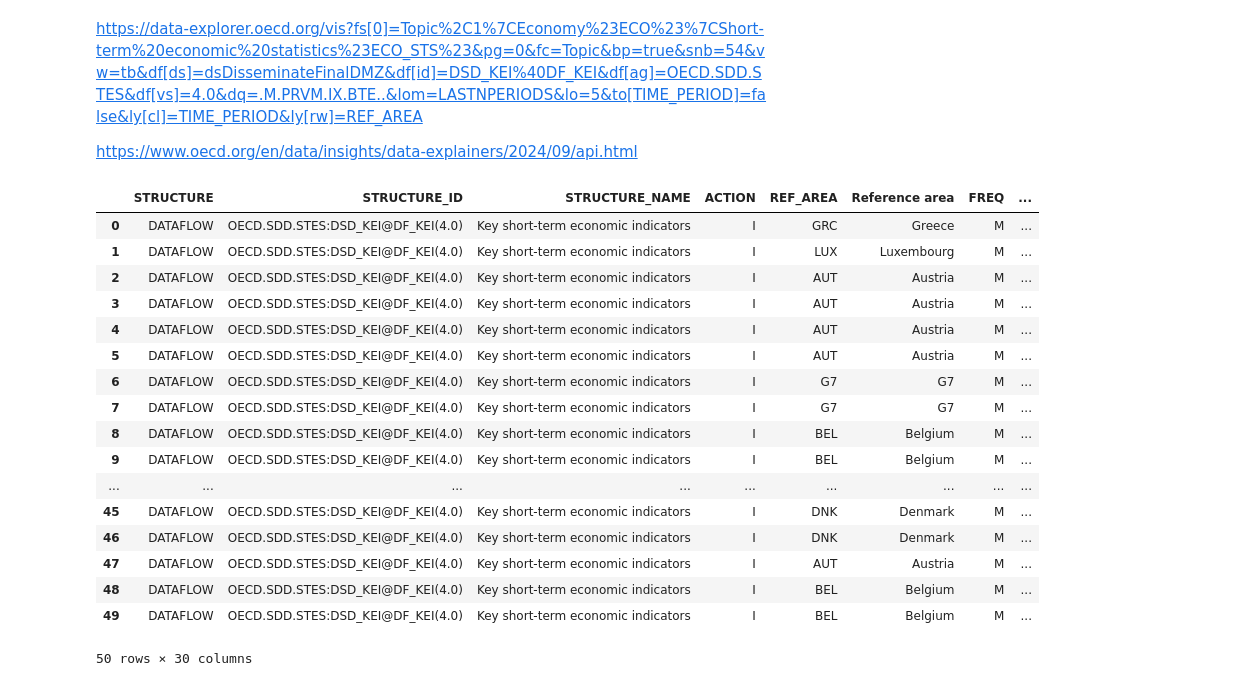
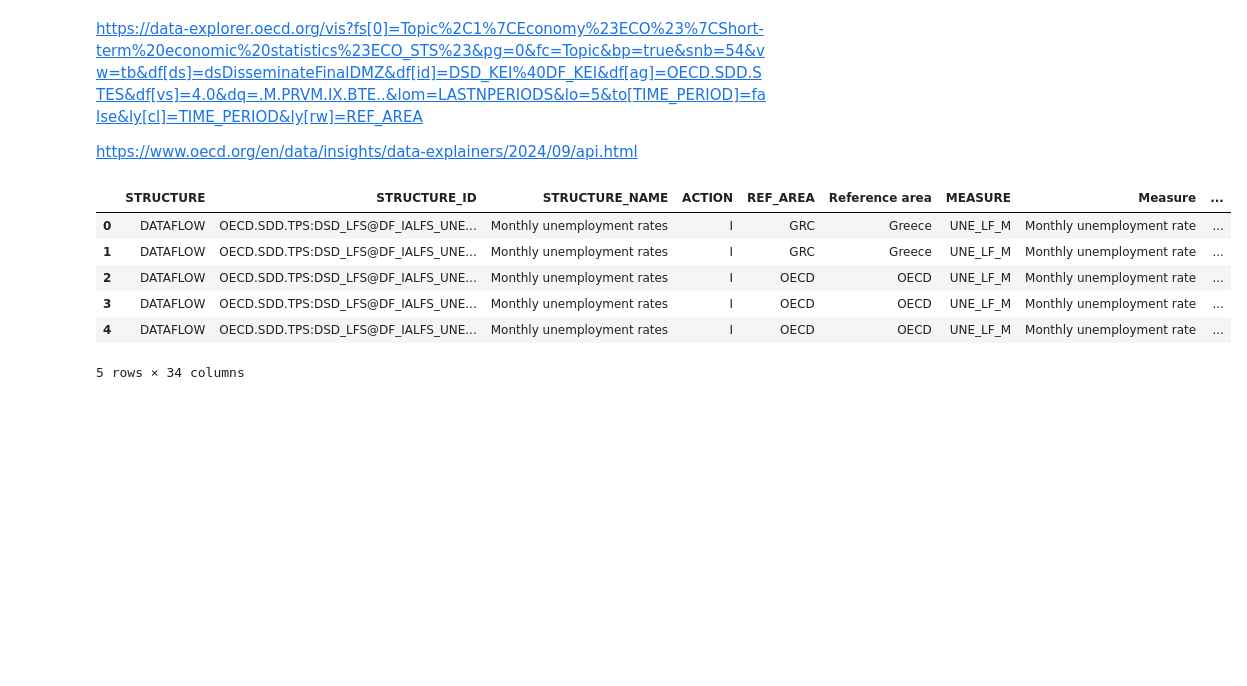
Before and after one commit to alexdelargy/DS320FinalProject, a Jupyter notebook: main.ipynb, the cells around one changed output. Cells and saved outputs as stored; diff of their text form; code cells hidden in the pictures; blank space fills up the shorter version.

```diff
--- a/main.ipynb
+++ b/main.ipynb
@@ -220,21 +225,10 @@ rawData = pd.read_csv(io.StringIO(response.decode('utf-8')))
-# %%
-rawData.head(50)
-# %% [output]
-|  | STRUCTURE | STRUCTURE_ID | STRUCTURE_NAME | ACTION | REF_AREA | Reference area | FREQ | ... |
-| 0 | DATAFLOW | OECD.SDD.STES:DSD_KEI@DF_KEI(4.0) | Key short-term economic indicators | I | GRC | Greece | M | ... |
-| 1 | DATAFLOW | OECD.SDD.STES:DSD_KEI@DF_KEI(4.0) | Key short-term economic indicators | I | LUX | Luxembourg | M | ... |
-| 2 | DATAFLOW | OECD.SDD.STES:DSD_KEI@DF_KEI(4.0) | Key short-term economic indicators | I | AUT | Austria | M | ... |
-| 3 | DATAFLOW | OECD.SDD.STES:DSD_KEI@DF_KEI(4.0) | Key short-term economic indicators | I | AUT | Austria | M | ... |
-| 4 | DATAFLOW | OECD.SDD.STES:DSD_KEI@DF_KEI(4.0) | Key short-term economic indicators | I | AUT | Austria | M | ... |
-| 5 | DATAFLOW | OECD.SDD.STES:DSD_KEI@DF_KEI(4.0) | Key short-term economic indicators | I | AUT | Austria | M | ... |
-| 6 | DATAFLOW | OECD.SDD.STES:DSD_KEI@DF_KEI(4.0) | Key short-term economic indicators | I | G7 | G7 | M | ... |
-| 7 | DATAFLOW | OECD.SDD.STES:DSD_KEI@DF_KEI(4.0) | Key short-term economic indicators | I | G7 | G7 | M | ... |
-| 8 | DATAFLOW | OECD.SDD.STES:DSD_KEI@DF_KEI(4.0) | Key short-term economic indicators | I | BEL | Belgium | M | ... |
-| 9 | DATAFLOW | OECD.SDD.STES:DSD_KEI@DF_KEI(4.0) | Key short-term economic indicators | I | BEL | Belgium | M | ... |
-| ... | ... | ... | ... | ... | ... | ... | ... | ... |
-| 45 | DATAFLOW | OECD.SDD.STES:DSD_KEI@DF_KEI(4.0) | Key short-term economic indicators | I | DNK | Denmark | M | ... |
-| 46 | DATAFLOW | OECD.SDD.STES:DSD_KEI@DF_KEI(4.0) | Key short-term economic indicators | I | DNK | Denmark | M | ... |
-| 47 | DATAFLOW | OECD.SDD.STES:DSD_KEI@DF_KEI(4.0) | Key short-term economic indicators | I | AUT | Austria | M | ... |
-| 48 | DATAFLOW | OECD.SDD.STES:DSD_KEI@DF_KEI(4.0) | Key short-term economic indicators | I | BEL | Belgium | M | ... |
-| 49 | DATAFLOW | OECD.SDD.STES:DSD_KEI@DF_KEI(4.0) | Key short-term economic indicators | I | BEL | Belgium | M | ... |
-50 rows × 30 columns
+# %%
+df_Unemployment.head()
+# %% [output]
+|  | STRUCTURE | STRUCTURE_ID | STRUCTURE_NAME | ACTION | REF_AREA | Reference area | MEASURE | Measure | ... |
+| 0 | DATAFLOW | OECD.SDD.TPS:DSD_LFS@DF_IALFS_UNE... | Monthly unemployment rates | I | GRC | Greece | UNE_LF_M | Monthly unemployment rate | ... |
+| 1 | DATAFLOW | OECD.SDD.TPS:DSD_LFS@DF_IALFS_UNE... | Monthly unemployment rates | I | GRC | Greece | UNE_LF_M | Monthly unemployment rate | ... |
+| 2 | DATAFLOW | OECD.SDD.TPS:DSD_LFS@DF_IALFS_UNE... | Monthly unemployment rates | I | OECD | OECD | UNE_LF_M | Monthly unemployment rate | ... |
+| 3 | DATAFLOW | OECD.SDD.TPS:DSD_LFS@DF_IALFS_UNE... | Monthly unemployment rates | I | OECD | OECD | UNE_LF_M | Monthly unemployment rate | ... |
+| 4 | DATAFLOW | OECD.SDD.TPS:DSD_LFS@DF_IALFS_UNE... | Monthly unemployment rates | I | OECD | OECD | UNE_LF_M | Monthly unemployment rate | ... |
+5 rows × 34 columns
```
Also changed, not shown: parts of 6 cells of this notebook.
